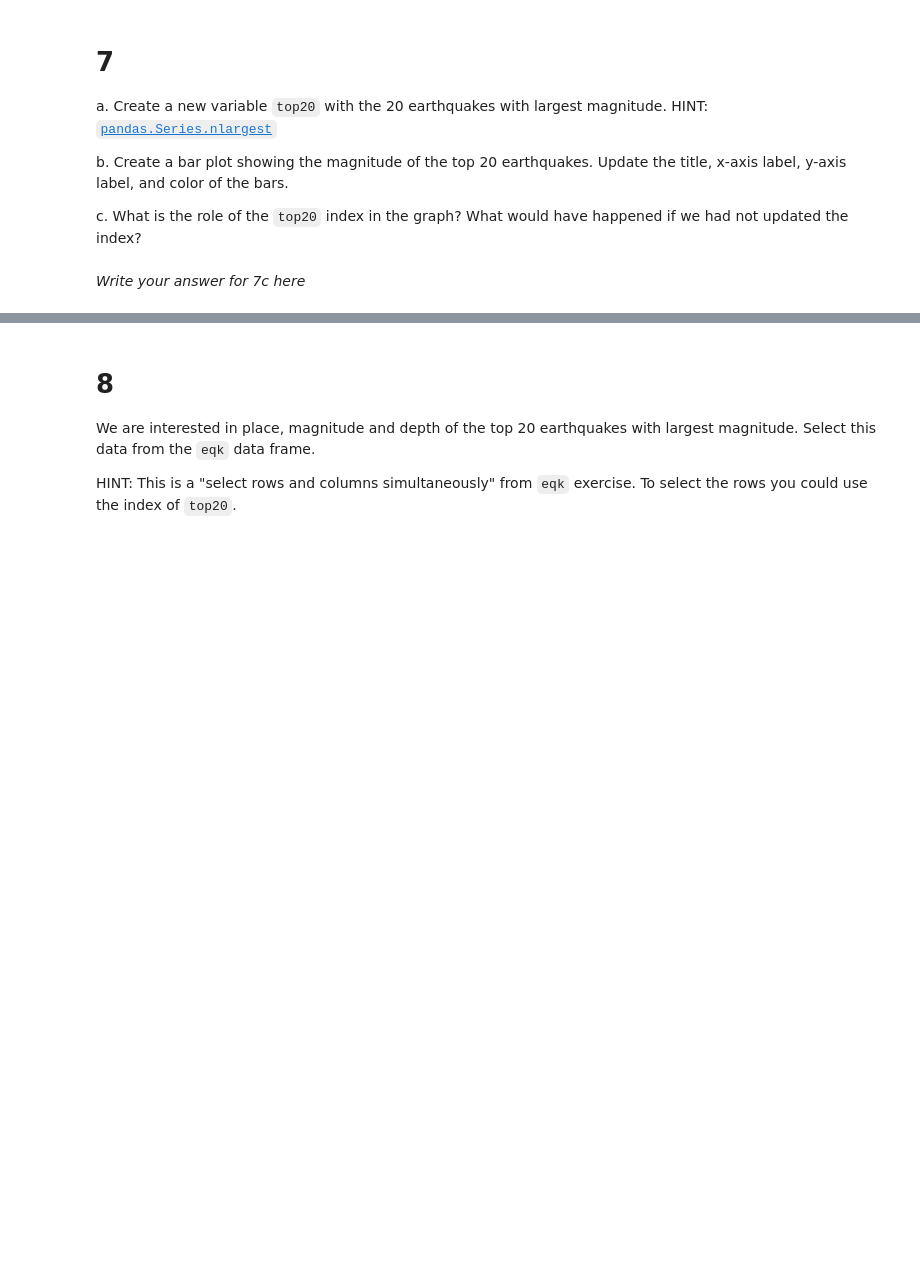
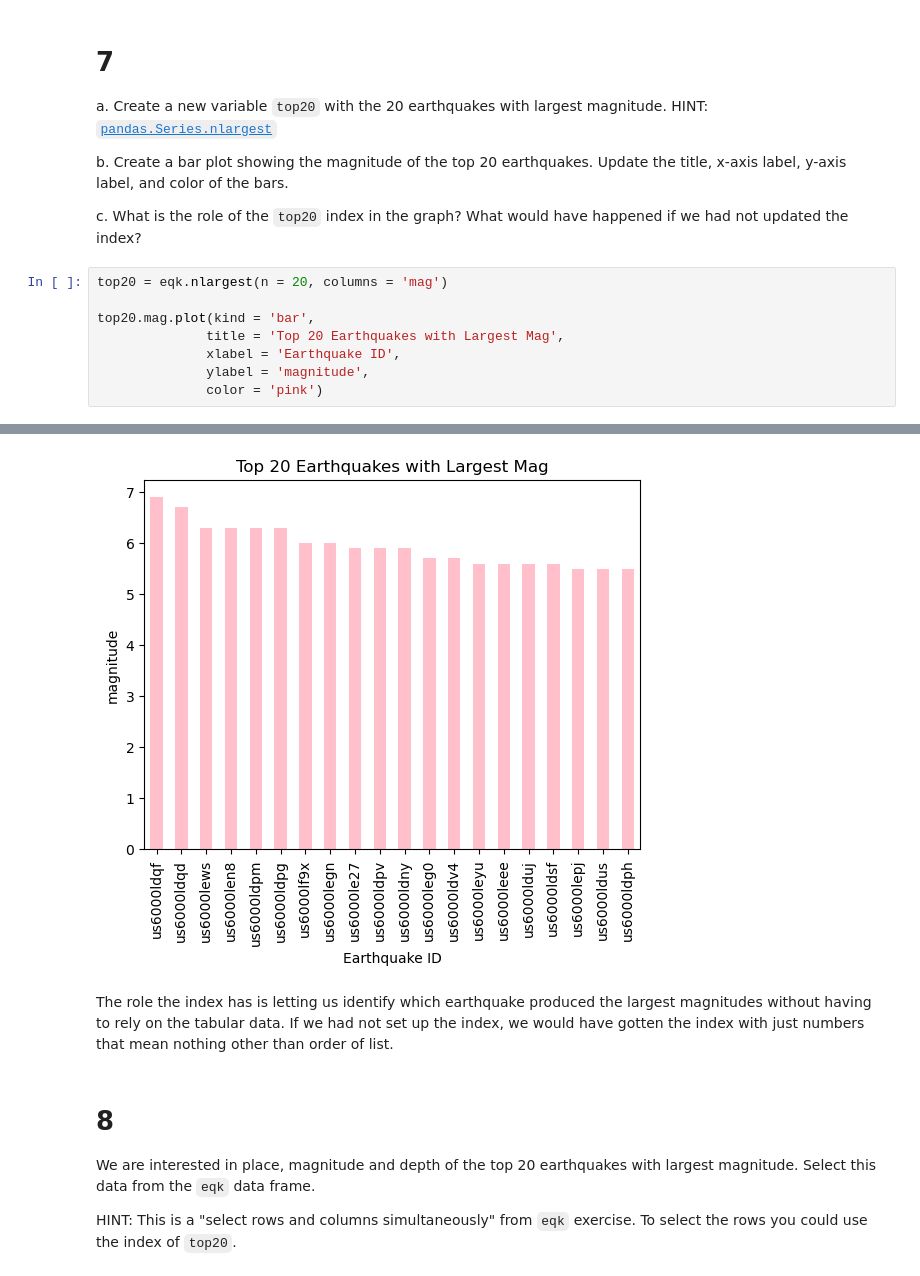
Before and after one commit to rosemaryjuarez/eds220-hwk-1, a Jupyter notebook: hwk1-task4.ipynb, the cells around one changed output, grey strips where cells are left out. Saved outputs shown, nothing was run; the diff lists cells and outputs as text; blank space fills up the shorter version.

```diff
--- a/hwk1-task4.ipynb
+++ b/hwk1-task4.ipynb
@@ -135,5 +135,12 @@ a. Create a new variable `top20` with the 20 earthquakes with largest magnitude.
 b. Create a bar plot showing the magnitude of the top 20 earthquakes. Update the title, x-axis label, y-axis label, and color of the bars.
 
 c. What is the role of the `top20` index in the graph? What would have happened if we had not updated the index?
-# %% [markdown]
-*Write your answer for 7c here*
+# %%
+top20 = eqk.nlargest(n = 20, columns = 'mag')
+
+top20.mag.plot(kind = 'bar',
+              title = 'Top 20 Earthquakes with Largest Mag',
+              xlabel = 'Earthquake ID',
+              ylabel = 'magnitude',
+              color = 'pink')
+# %% [output]
@@ -140,3 +165,6 @@ c. What is the role of the `top20` index in the graph? What would have happened
+[figure, added]
+# %% [markdown]
+The role the index has is letting us identify which earthquake produced the largest magnitudes without having to rely on the tabular data. If we had not set up the index, we would have gotten the index with just numbers that mean nothing other than order of list.
 # %% [markdown]
 # 8
 We are interested in place, magnitude and depth of the top 20 earthquakes with largest magnitude. Select this data from the `eqk` data frame.
```
Also changed, not shown: parts of 3 cells of this notebook.
